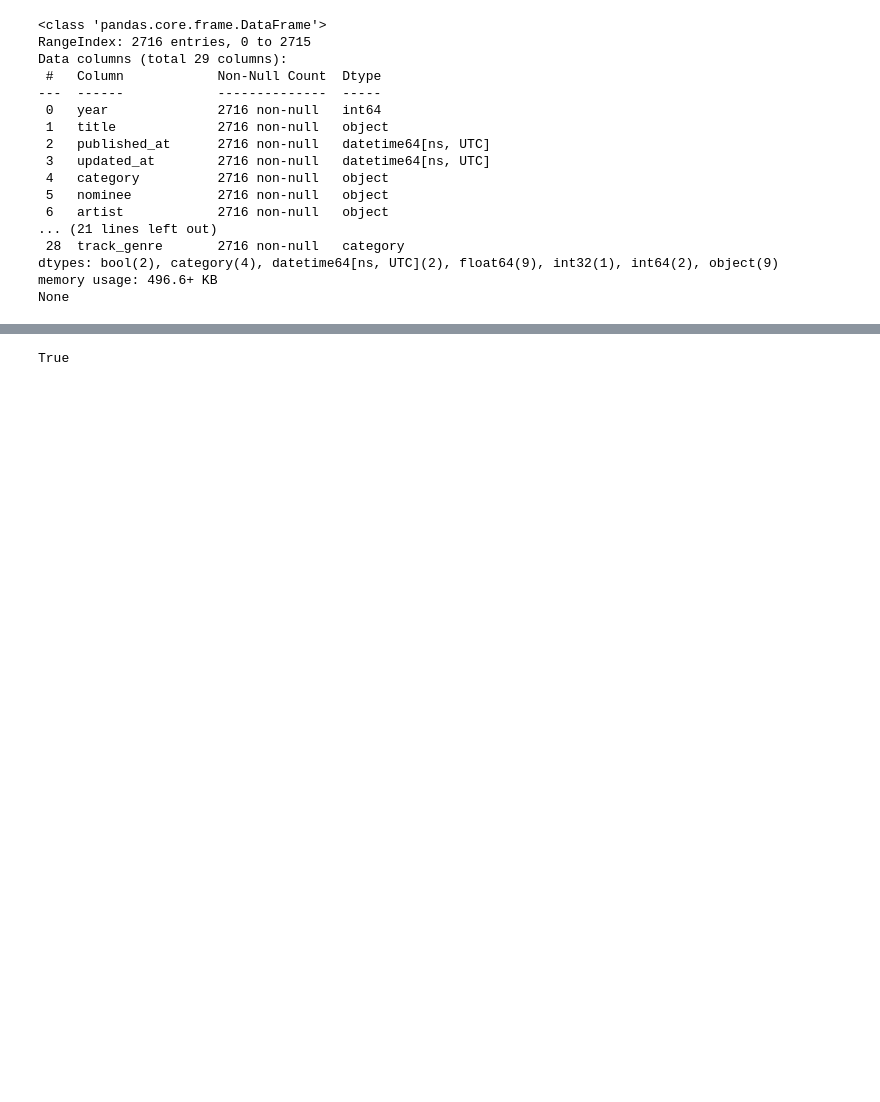
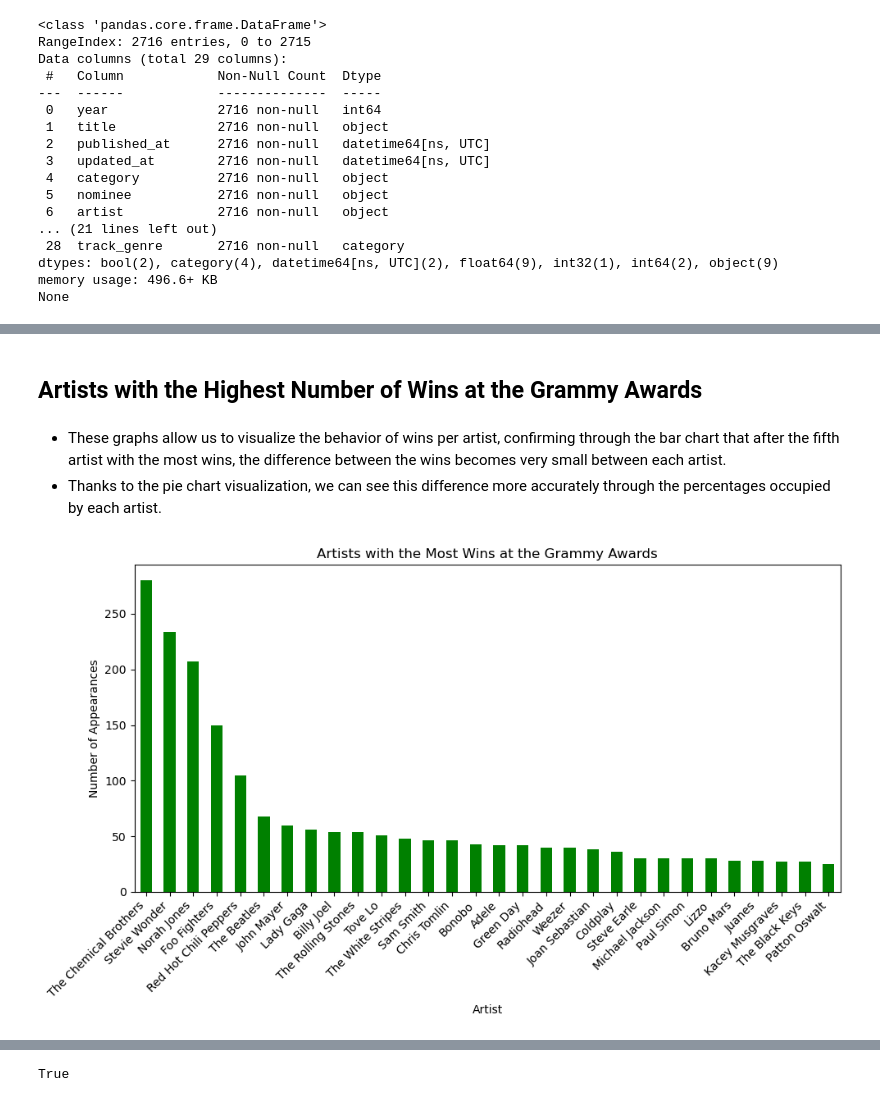
Before and after one commit to Federic0GC/Workshop_ETL2, a Jupyter notebook: Notebooks/003_dataset_merge.df.ipynb, the cells around one changed output, grey strips where cells are left out. Saved outputs shown, nothing was run; the diff lists cells and outputs as text; code cells hidden in the pictures; blank space fills up the shorter version.

Commit message:
Updating dataset_merge EDA

```diff
--- a/Notebooks/003_dataset_merge.df.ipynb
+++ b/Notebooks/003_dataset_merge.df.ipynb
@@ -324,0 +191,19 @@ plt.show()
+# %% [markdown]
+
+## Artists with the Highest Number of Wins at the Grammy Awards
+# %% [markdown]
+- These graphs allow us to visualize the behavior of wins per artist, confirming through the bar chart that after the fifth artist with the most wins, the difference between the wins becomes very small between each artist.
+- Thanks to the pie chart visualization, we can see this difference more accurately through the percentages occupied by each artist.
+# %%
+artist_win_counts = merged_df['artist'].value_counts().head(30)
+
+plt.figure(figsize=(10, 6))
+artist_win_counts.plot(kind='bar', color='green')
+plt.title('Artists with the Most Wins at the Grammy Awards')
+plt.xlabel('Artist')
+plt.ylabel('Number of Appearances')
+plt.xticks(rotation=45, ha='right')
+plt.tight_layout()
+plt.show()
+# %% [output]
+[figure, added]
```
Also changed, not shown: parts of 64 cells of this notebook.
